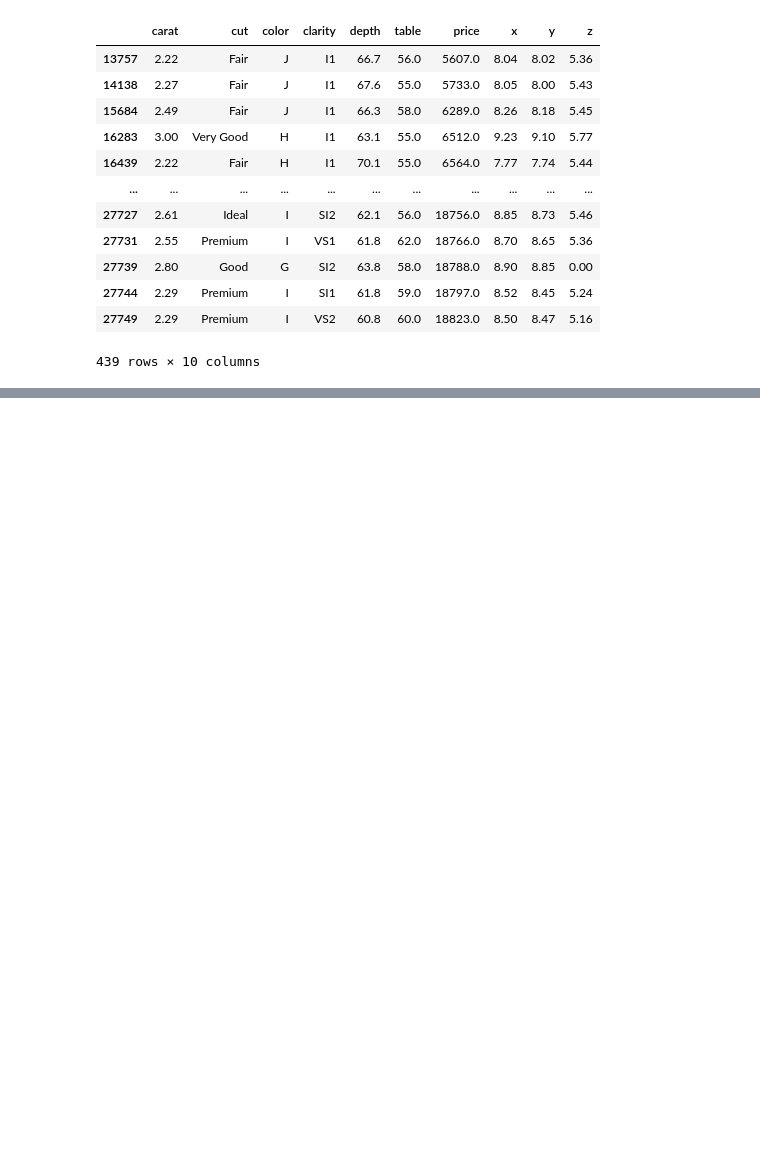
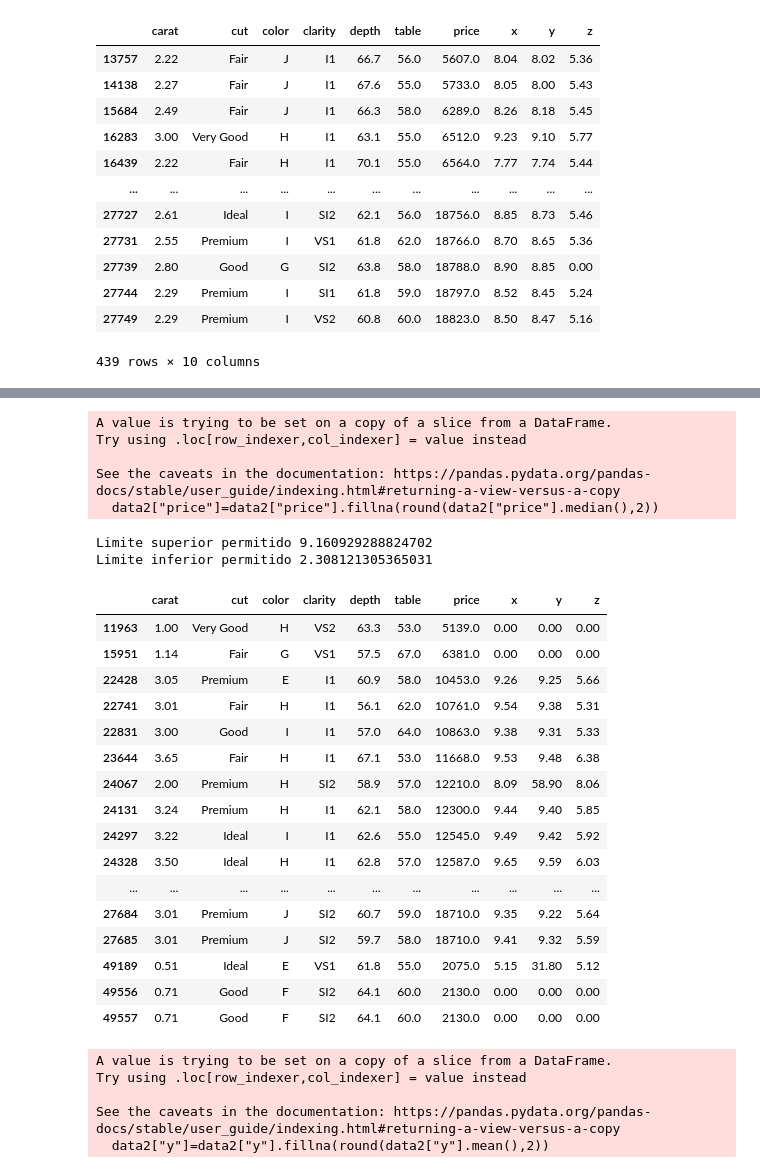
Before and after one commit to rodrigoruizteodoro/Actividad-1, a Jupyter notebook: Actividad1.ipynb, the cells around one changed output, grey strips where cells are left out. Drawn from its saved outputs; the diff is of its cells as text; code cells hidden in the pictures; blank space fills up the shorter version.

```diff
--- a/Actividad1.ipynb
+++ b/Actividad1.ipynb
@@ -117,0 +268,50 @@ See the caveats in the documentation: https://pandas.pydata.org/pandas-docs/stab
+# %%
+data2=data[(y5<=Limite_Superior5)&(y5>=Limite_Inferior5)]
+data2["price"]=data2["price"].fillna(round(data2["price"].median(),2))
+# %% [output]
+A value is trying to be set on a copy of a slice from a DataFrame.
+Try using .loc[row_indexer,col_indexer] = value instead
+
+See the caveats in the documentation: https://pandas.pydata.org/pandas-docs/stable/user_guide/indexing.html#returning-a-view-versus-a-copy
+  data2["price"]=data2["price"].fillna(round(data2["price"].median(),2))
+# %%
+#y
+
+y6=data["y"]
+Limite_Superior6= y6.mean() + 3*y6.std()
+Limite_Inferior6= y6.mean() - 3*y6.std()
+print("Limite superior permitido", Limite_Superior6)
+print("Limite inferior permitido", Limite_Inferior6)
+
+#Encontramos Ouliers
+outliers_y= data[(y6>Limite_Superior6)|(y6<Limite_Inferior6)]
+outliers_y
+# %% [output]
+Limite superior permitido 9.160929288824702
+Limite inferior permitido 2.308121305365031
+|  | carat | cut | color | clarity | depth | table | price | x | y | z |
+| 11963 | 1.00 | Very Good | H | VS2 | 63.3 | 53.0 | 5139.0 | 0.00 | 0.00 | 0.00 |
+| 15951 | 1.14 | Fair | G | VS1 | 57.5 | 67.0 | 6381.0 | 0.00 | 0.00 | 0.00 |
+| 22428 | 3.05 | Premium | E | I1 | 60.9 | 58.0 | 10453.0 | 9.26 | 9.25 | 5.66 |
+| 22741 | 3.01 | Fair | H | I1 | 56.1 | 62.0 | 10761.0 | 9.54 | 9.38 | 5.31 |
+| 22831 | 3.00 | Good | I | I1 | 57.0 | 64.0 | 10863.0 | 9.38 | 9.31 | 5.33 |
+| 23644 | 3.65 | Fair | H | I1 | 67.1 | 53.0 | 11668.0 | 9.53 | 9.48 | 6.38 |
+| 24067 | 2.00 | Premium | H | SI2 | 58.9 | 57.0 | 12210.0 | 8.09 | 58.90 | 8.06 |
+| 24131 | 3.24 | Premium | H | I1 | 62.1 | 58.0 | 12300.0 | 9.44 | 9.40 | 5.85 |
+| 24297 | 3.22 | Ideal | I | I1 | 62.6 | 55.0 | 12545.0 | 9.49 | 9.42 | 5.92 |
+| 24328 | 3.50 | Ideal | H | I1 | 62.8 | 57.0 | 12587.0 | 9.65 | 9.59 | 6.03 |
+| ... | ... | ... | ... | ... | ... | ... | ... | ... | ... | ... |
+| 27684 | 3.01 | Premium | J | SI2 | 60.7 | 59.0 | 18710.0 | 9.35 | 9.22 | 5.64 |
+| 27685 | 3.01 | Premium | J | SI2 | 59.7 | 58.0 | 18710.0 | 9.41 | 9.32 | 5.59 |
+| 49189 | 0.51 | Ideal | E | VS1 | 61.8 | 55.0 | 2075.0 | 5.15 | 31.80 | 5.12 |
+| 49556 | 0.71 | Good | F | SI2 | 64.1 | 60.0 | 2130.0 | 0.00 | 0.00 | 0.00 |
+| 49557 | 0.71 | Good | F | SI2 | 64.1 | 60.0 | 2130.0 | 0.00 | 0.00 | 0.00 |
+# %%
+data2=data[(y6<=Limite_Superior6)&(y6>=Limite_Inferior6)]
+data2["y"]=data2["y"].fillna(round(data2["y"].mean(),2))
+# %% [output]
+A value is trying to be set on a copy of a slice from a DataFrame.
+Try using .loc[row_indexer,col_indexer] = value instead
+
+See the caveats in the documentation: https://pandas.pydata.org/pandas-docs/stable/user_guide/indexing.html#returning-a-view-versus-a-copy
+  data2["y"]=data2["y"].fillna(round(data2["y"].mean(),2))
```
Also changed, not shown: parts of 16 cells of this notebook.
